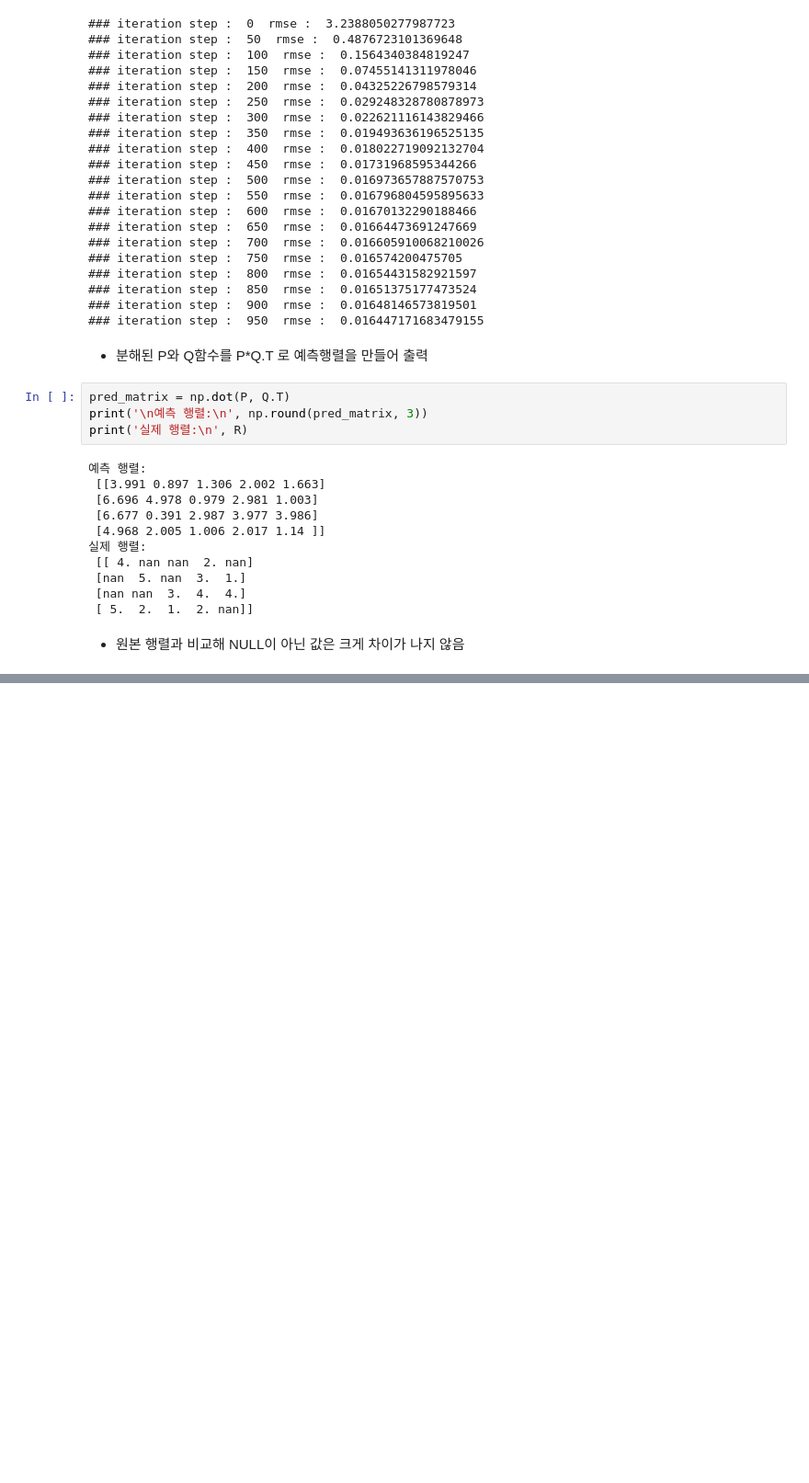
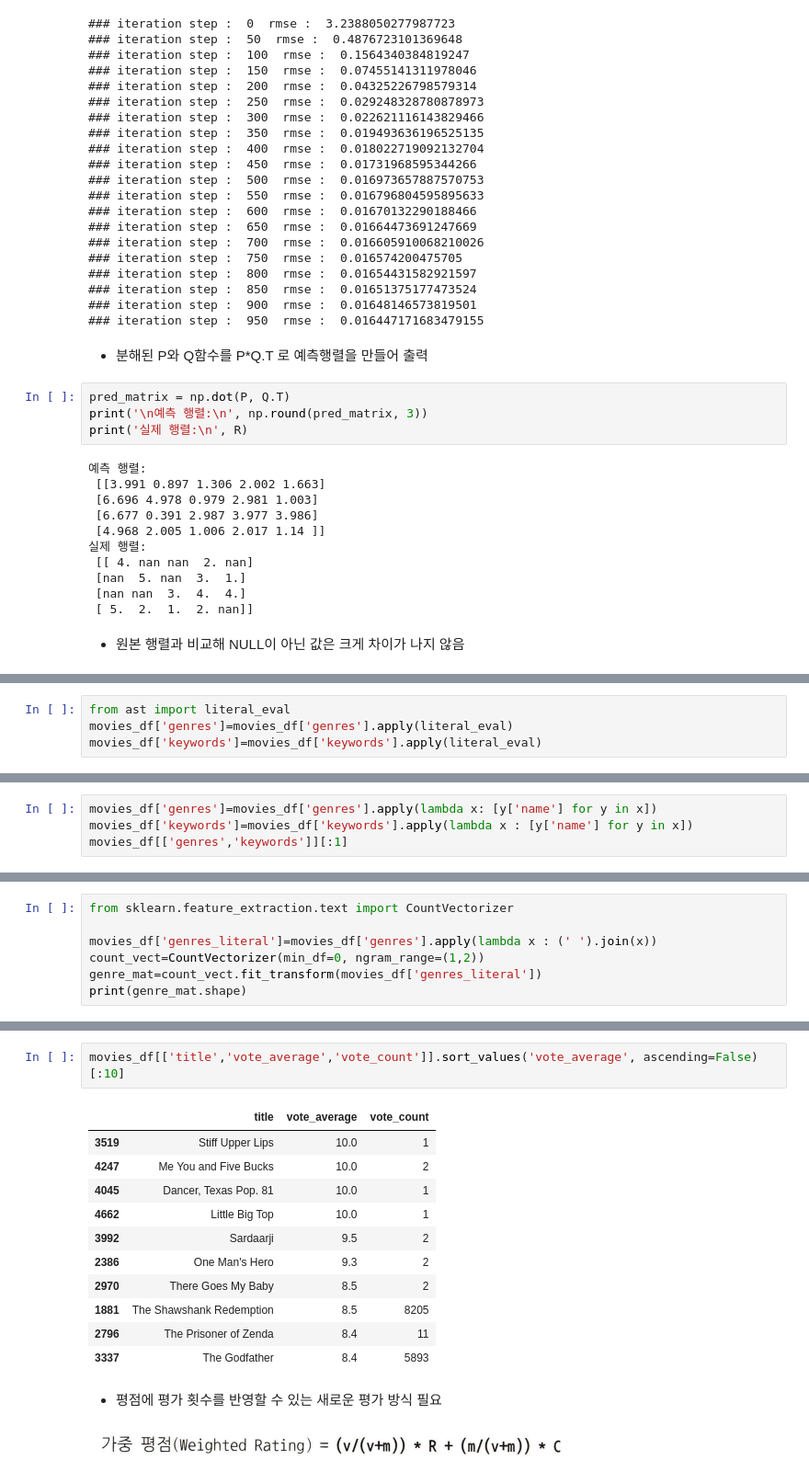
Before and after one commit to seodalzzz/ESAA, a Jupyter notebook: Python_MachineLearning_CHAP09.ipynb, the cells around one changed output, grey strips where cells are left out. Shown at 92% size. Saved outputs shown, nothing was run; the diff lists cells and outputs as text; blank space fills up the shorter version.

```diff
--- a/Python_MachineLearning_CHAP09.ipynb
+++ b/Python_MachineLearning_CHAP09.ipynb
@@ -231,0 +272,4 @@ print('실제 행렬:\n', R)
+# %%
+from ast import literal_eval
+movies_df['genres']=movies_df['genres'].apply(literal_eval)
+movies_df['keywords']=movies_df['keywords'].apply(literal_eval)
@@ -231,0 +278,4 @@ print('실제 행렬:\n', R)
+# %%
+movies_df['genres']=movies_df['genres'].apply(lambda x: [y['name'] for y in x])
+movies_df['keywords']=movies_df['keywords'].apply(lambda x : [y['name'] for y in x])
+movies_df[['genres','keywords']][:1]
@@ -231,0 +295,7 @@ print('실제 행렬:\n', R)
+# %%
+from sklearn.feature_extraction.text import CountVectorizer
+
+movies_df['genres_literal']=movies_df['genres'].apply(lambda x : (' ').join(x))
+count_vect=CountVectorizer(min_df=0, ngram_range=(1,2))
+genre_mat=count_vect.fit_transform(movies_df['genres_literal'])
+print(genre_mat.shape)
@@ -231,0 +365,18 @@ print('실제 행렬:\n', R)
+# %%
+movies_df[['title','vote_average','vote_count']].sort_values('vote_average', ascending=False)[:10]
+# %% [output]
+|  | title | vote_average | vote_count |
+| 3519 | Stiff Upper Lips | 10.0 | 1 |
+| 4247 | Me You and Five Bucks | 10.0 | 2 |
+| 4045 | Dancer, Texas Pop. 81 | 10.0 | 1 |
+| 4662 | Little Big Top | 10.0 | 1 |
+| 3992 | Sardaarji | 9.5 | 2 |
+| 2386 | One Man's Hero | 9.3 | 2 |
+| 2970 | There Goes My Baby | 8.5 | 2 |
+| 1881 | The Shawshank Redemption | 8.5 | 8205 |
+| 2796 | The Prisoner of Zenda | 8.4 | 11 |
+| 3337 | The Godfather | 8.4 | 5893 |
+# %% [markdown]
+* 평점에 평가 횟수를 반영할 수 있는 새로운 평가 방식 필요
+
+![image.png](embedded-picture-1)
```
Also changed, not shown: parts of 37 cells of this notebook.
